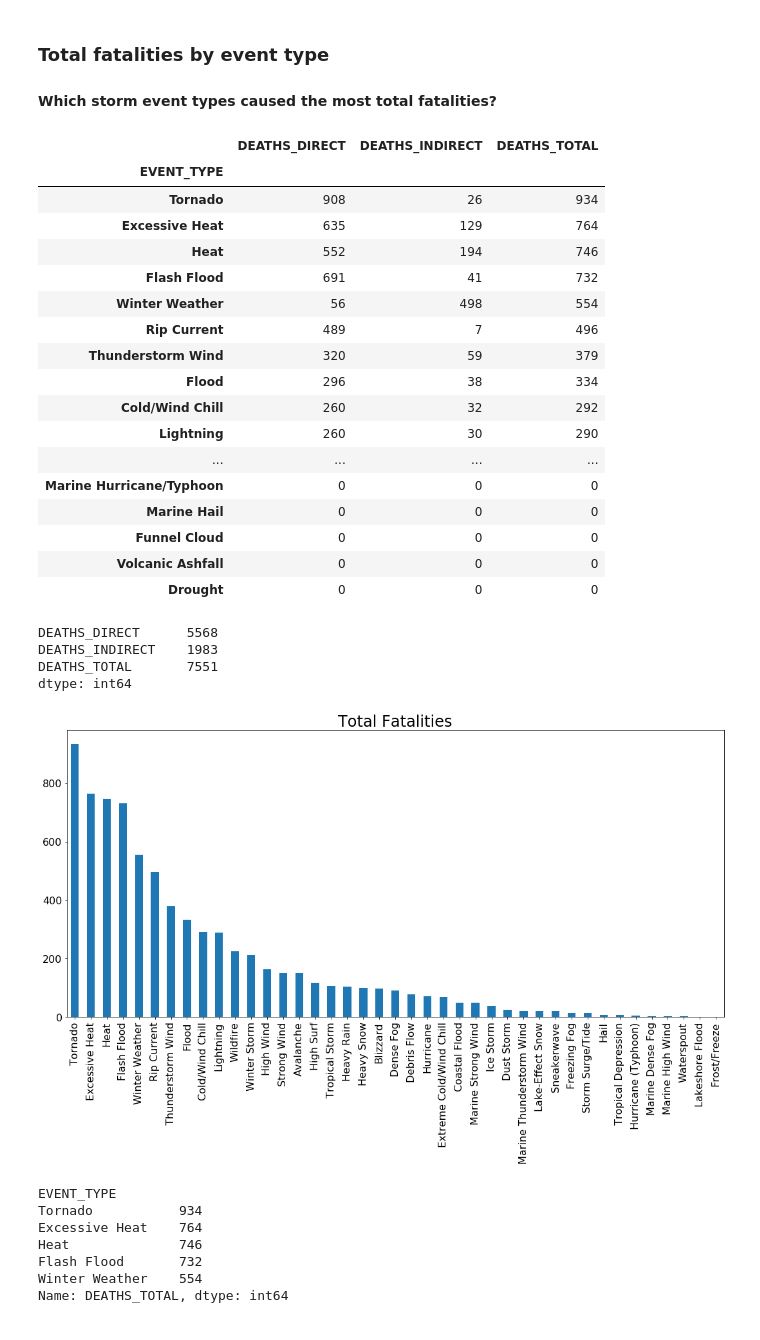
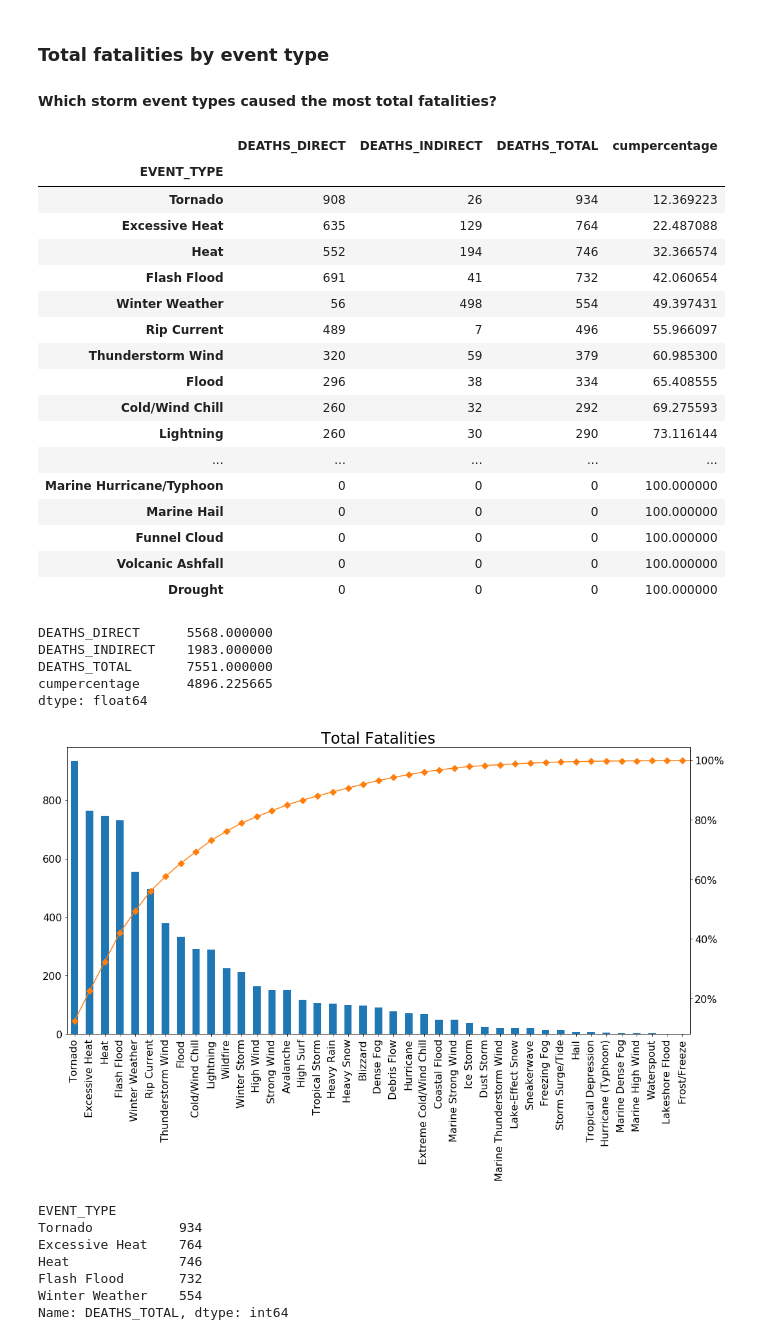
Before and after one commit to alwz1/storm-events, a Jupyter notebook: storm_events.ipynb, the cells around one changed output. Drawn from its saved outputs; the diff is of its cells as text; code cells hidden in the pictures.

```diff
--- a/storm_events.ipynb
+++ b/storm_events.ipynb
@@ -297,47 +329,60 @@ fig.savefig('top5_direct_fatalities.png')
 # %%
 df_fatality_event = fatality('EVENT_TYPE')\
                     .sort_values('DEATHS_TOTAL', ascending = False) # sort by total fatality
+# %%
+df_fatality_event['cumpercentage'] = df_fatality_event['DEATHS_TOTAL']\
+                                     .cumsum()/df_fatality_event['DEATHS_TOTAL'].sum()*100
 # %%
 df_fatality_event
 # %% [output]
-|  | DEATHS_DIRECT | DEATHS_INDIRECT | DEATHS_TOTAL |
-| EVENT_TYPE |  |  |  |
-| Tornado | 908 | 26 | 934 |
-| Excessive Heat | 635 | 129 | 764 |
-| Heat | 552 | 194 | 746 |
-| Flash Flood | 691 | 41 | 732 |
-| Winter Weather | 56 | 498 | 554 |
-| Rip Current | 489 | 7 | 496 |
-| Thunderstorm Wind | 320 | 59 | 379 |
-| Flood | 296 | 38 | 334 |
-| Cold/Wind Chill | 260 | 32 | 292 |
-| Lightning | 260 | 30 | 290 |
-| ... | ... | ... | ... |
-| Marine Hurricane/Typhoon | 0 | 0 | 0 |
-| Marine Hail | 0 | 0 | 0 |
-| Funnel Cloud | 0 | 0 | 0 |
-| Volcanic Ashfall | 0 | 0 | 0 |
-| Drought | 0 | 0 | 0 |
+|  | DEATHS_DIRECT | DEATHS_INDIRECT | DEATHS_TOTAL | cumpercentage |
+| EVENT_TYPE |  |  |  |  |
+| Tornado | 908 | 26 | 934 | 12.369223 |
+| Excessive Heat | 635 | 129 | 764 | 22.487088 |
+| Heat | 552 | 194 | 746 | 32.366574 |
+| Flash Flood | 691 | 41 | 732 | 42.060654 |
+| Winter Weather | 56 | 498 | 554 | 49.397431 |
+| Rip Current | 489 | 7 | 496 | 55.966097 |
+| Thunderstorm Wind | 320 | 59 | 379 | 60.985300 |
+| Flood | 296 | 38 | 334 | 65.408555 |
+| Cold/Wind Chill | 260 | 32 | 292 | 69.275593 |
+| Lightning | 260 | 30 | 290 | 73.116144 |
+| ... | ... | ... | ... | ... |
+| Marine Hurricane/Typhoon | 0 | 0 | 0 | 100.000000 |
+| Marine Hail | 0 | 0 | 0 | 100.000000 |
+| Funnel Cloud | 0 | 0 | 0 | 100.000000 |
+| Volcanic Ashfall | 0 | 0 | 0 | 100.000000 |
+| Drought | 0 | 0 | 0 | 100.000000 |
 # %%
 # fatalities
 df_fatality_event.sum()
 # %% [output]
-DEATHS_DIRECT      5568
-DEATHS_INDIRECT    1983
-DEATHS_TOTAL       7551
-dtype: int64
+DEATHS_DIRECT      5568.000000
+DEATHS_INDIRECT    1983.000000
+DEATHS_TOTAL       7551.000000
+cumpercentage      4896.225665
+dtype: float64
 # %%
 # create and save total_fatalities bar plot
 fig, axs = plt.subplots(figsize=(15,10))
 df_fatality_event['DEATHS_TOTAL'][:41].plot(kind = 'bar')
 axs.set_title('Total Fatalities', fontsize=24)
 axs.set_xlabel('',fontsize=16)
 plt.xticks(fontsize=16)
 plt.yticks(fontsize=16)
 plt.tight_layout()
+
+axs2 = axs.twinx()
+axs2.yaxis.set_major_formatter(PercentFormatter())
+axs2.plot(df_fatality_event.index, df_fatality_event['cumpercentage'],
+         color="C1", marker="D", ms=7)
+plt.xticks(fontsize=16)
+plt.yticks(fontsize=16)
+plt.tight_layout()
+
 fig.savefig('total_fatalities.png')
 # %% [output]
-[figure, old version]
+[figure, new version]
 # %%
 df_fatality_event['DEATHS_TOTAL'][:5]
 # %% [output]
```
Also changed, not shown: parts of 7 cells of this notebook.
